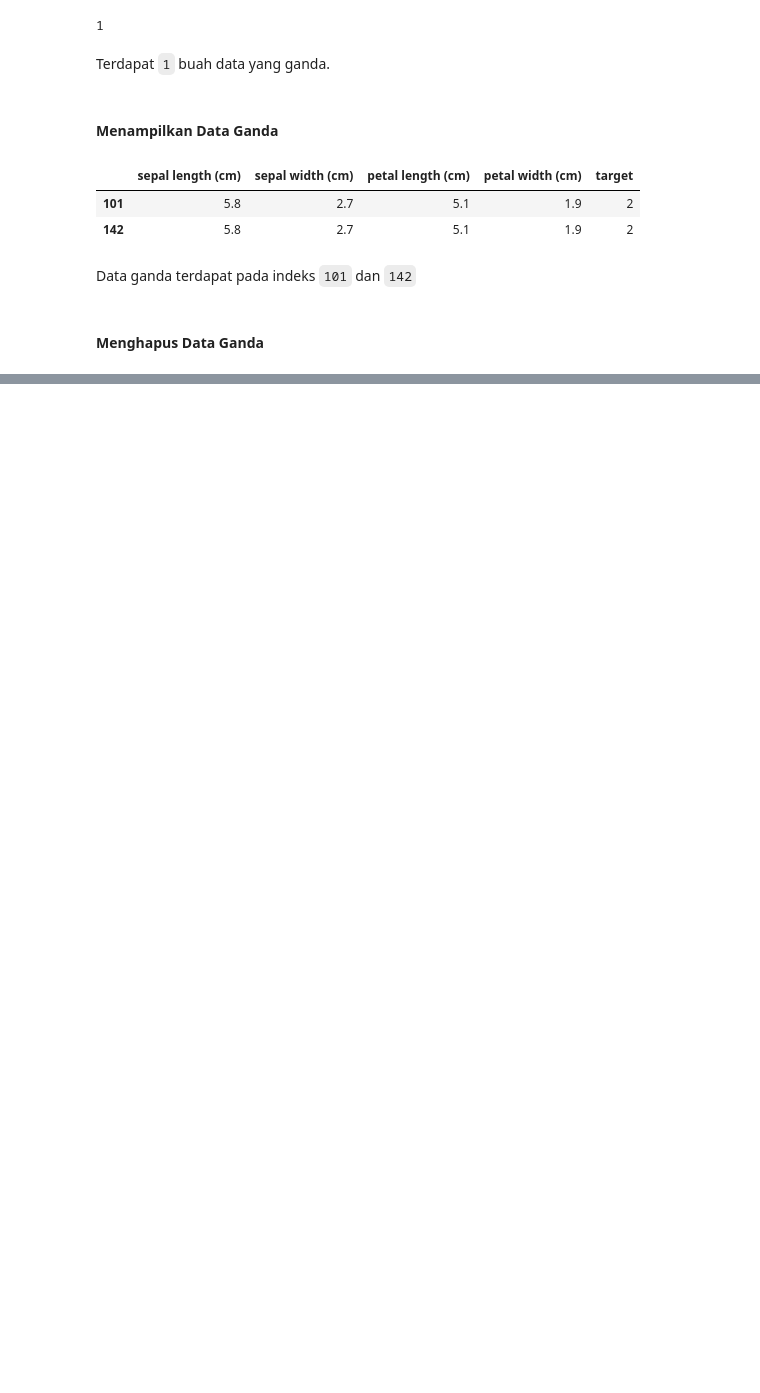
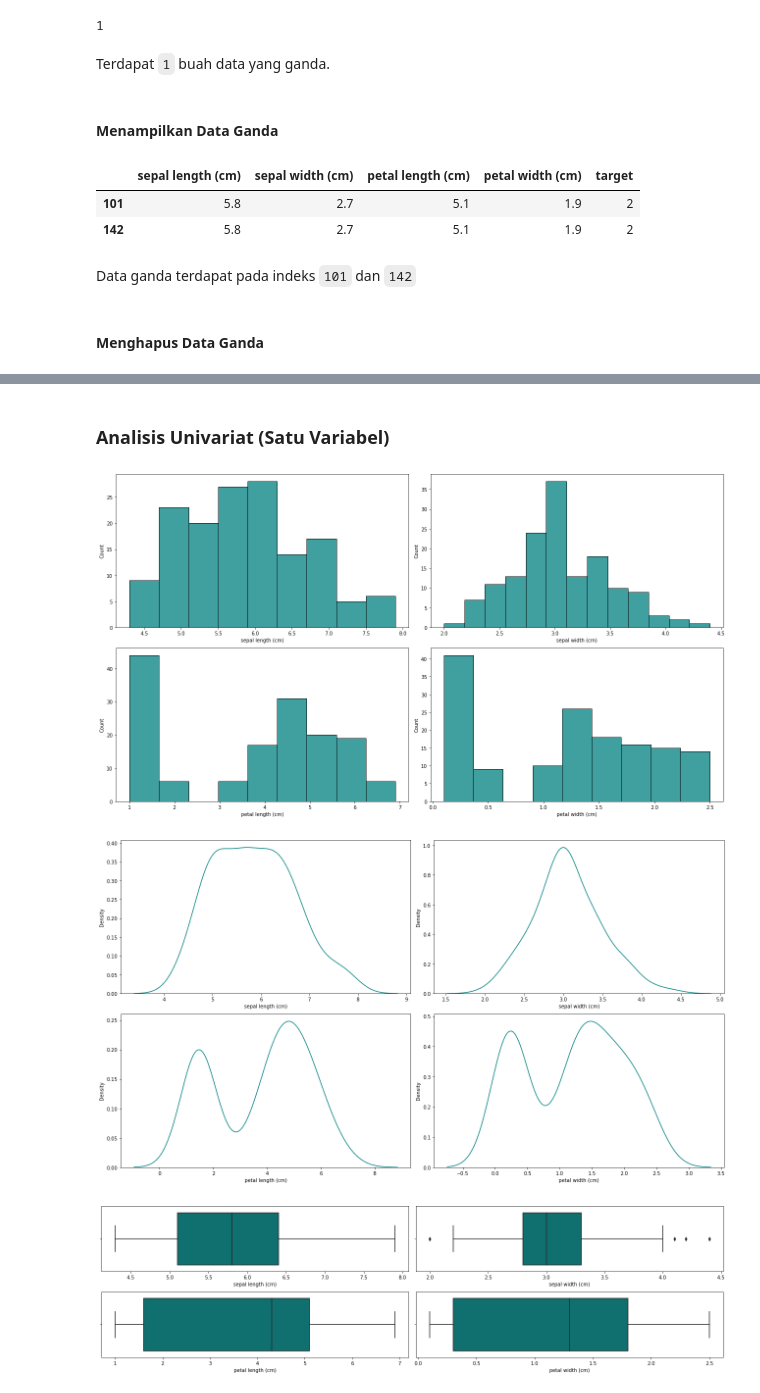
Before and after one commit to dendihandian/data-portfolio, a Jupyter notebook: sklearn-iris/analisis-dataset-iris.ipynb, the cells around one changed output, grey strips where cells are left out. Cells and saved outputs as stored; diff of their text form; code cells hidden in the pictures; blank space fills up the shorter version.

Commit message:
analisis univariat

```diff
--- a/sklearn-iris/analisis-dataset-iris.ipynb
+++ b/sklearn-iris/analisis-dataset-iris.ipynb
@@ -80,0 +112,33 @@ iris.drop_duplicates(inplace=True)
+# %% [markdown]
+### Analisis Univariat (Satu Variabel)
+# %%
+predictor_columns = iris.loc[:, ~iris.columns.isin(['target'])].columns.to_list()
+
+# histogram
+plt.figure(figsize=(18, 10))
+for index in range(0, len(predictor_columns)):
+    plt.subplot(len(predictor_columns)/2, len(predictor_columns)/2, index+1)
+    sns.histplot(x=iris[predictor_columns[index]], color='teal', data=iris)
+    plt.tight_layout()
+plt.show();
+
+# kdeplot
+# TODO: add vertical line at the center of each plot
+plt.figure(figsize=(18, 10))
+for index in range(0, len(predictor_columns)):
+    plt.subplot(len(predictor_columns)/2, len(predictor_columns)/2, index+1)
+    sns.kdeplot(x=iris[predictor_columns[index]], color='teal', data=iris)
+    plt.tight_layout()
+plt.show();
+
+# boxplot
+plt.figure(figsize=(18, 5))
+for index in range(0, len(predictor_columns)):
+    plt.subplot(len(predictor_columns)/2, len(predictor_columns)/2, index+1)
+    sns.boxplot(x=iris[predictor_columns[index]], color='teal', orient='v', data=iris)
+    plt.tight_layout()
+plt.show();
+# %% [output]
+[figure, added]
+[figure, added]
+[figure, added]
```
Also changed, not shown: parts of 8 cells of this notebook.
